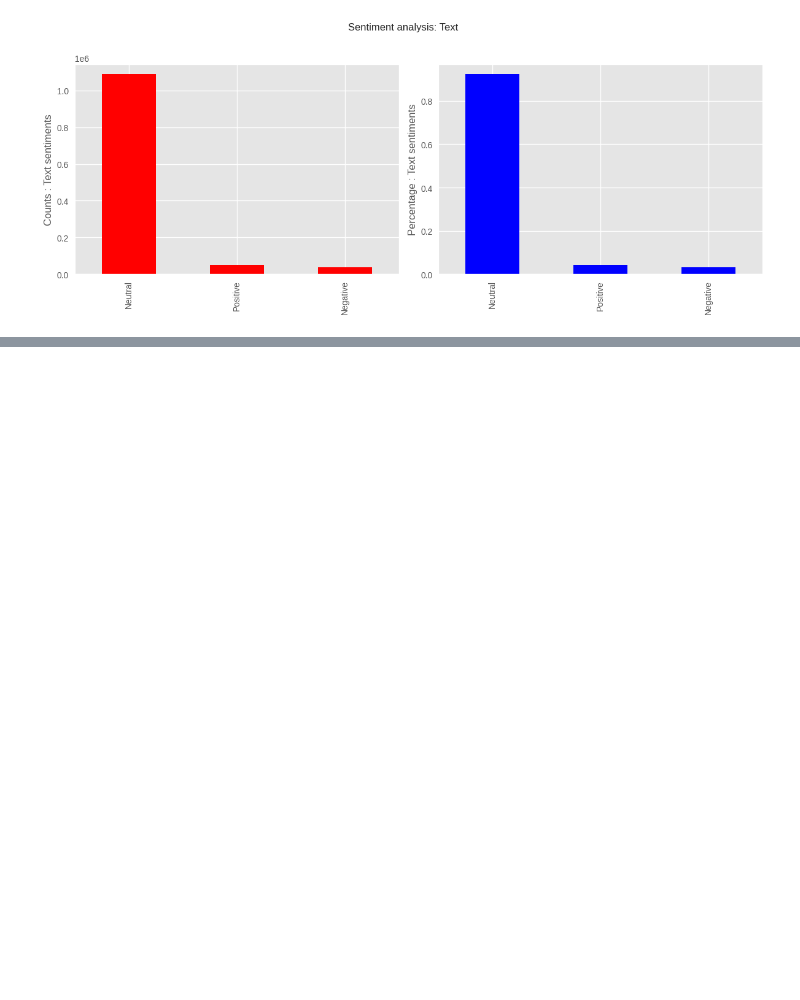
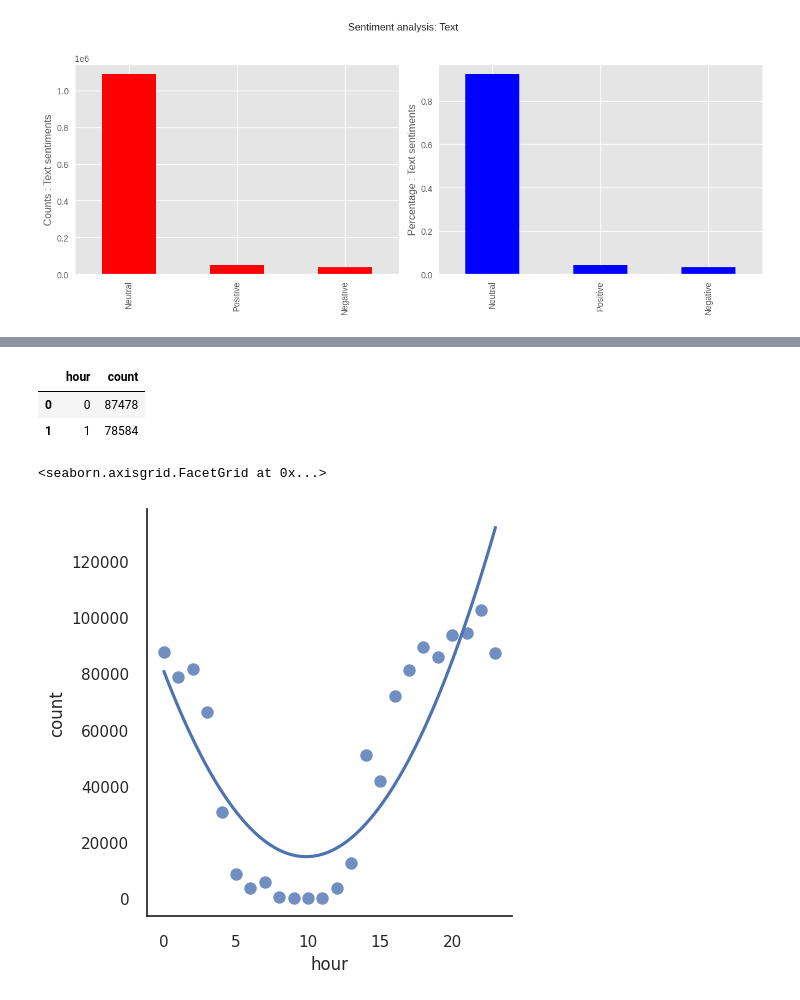
Before and after one commit to candanbayar/2022352_ID_Wordle_Twitter_Dataset_, a Jupyter notebook: Big_Data_Wordle_.ipynb, the cells around one changed output, grey strips where cells are left out. Cells and saved outputs as stored; diff of their text form; code cells hidden in the pictures; blank space fills up the shorter version.

```diff
--- a/Big_Data_Wordle_.ipynb
+++ b/Big_Data_Wordle_.ipynb
@@ -362,0 +367,6 @@ plot_sentiment(tw, 'sentiment', 'Text')
+# %%
+tw['hour'] = pd.DatetimeIndex(tw['tweet_date']).hour
+tw['date'] = pd.DatetimeIndex(tw['tweet_date']).date
+tw['count'] = 1
+data_filtered = tw[['hour', 'date', 'count']]
+data_filtered.head(5)
@@ -362,0 +380,15 @@ plot_sentiment(tw, 'sentiment', 'Text')
+# %%
+df_tweets_hourly = data_filtered.groupby(["hour"]).sum().reset_index()
+df_tweets_hourly.head(2)
+# We have 113298 tweets for oth hour
+# %% [output]
+|  | hour | count |
+| 0 | 0 | 87478 |
+| 1 | 1 | 78584 |
+# %%
+# Lets plot hour and count
+sns.set(style="white")
+sns.lmplot(x="hour", y="count",order=2, ci=None, scatter_kws={"s": 80}, data=df_tweets_hourly)
+# %% [output]
+<seaborn.axisgrid.FacetGrid at 0x...>
+[figure, added]
```
Also changed, not shown: parts of 32 cells of this notebook.
